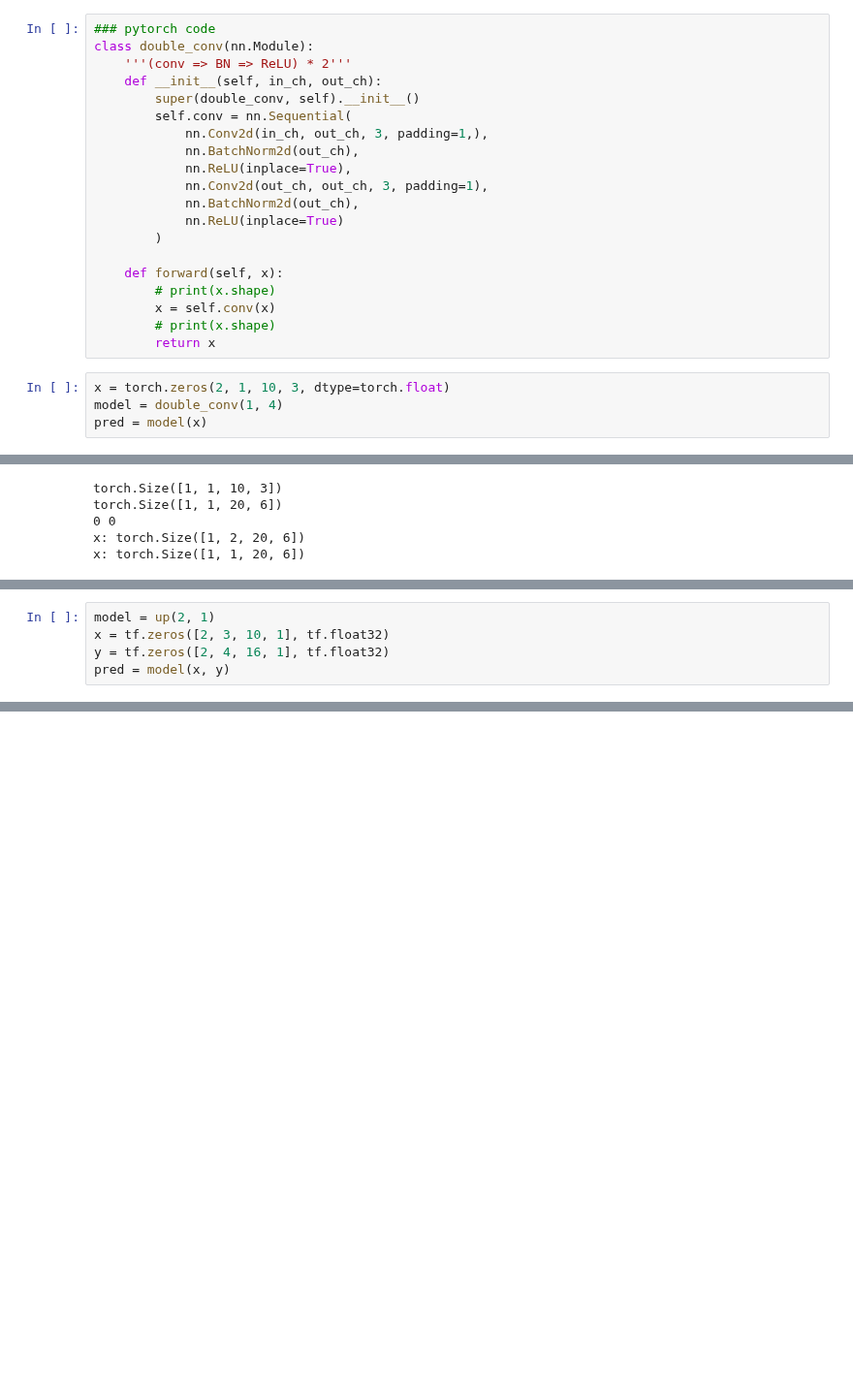
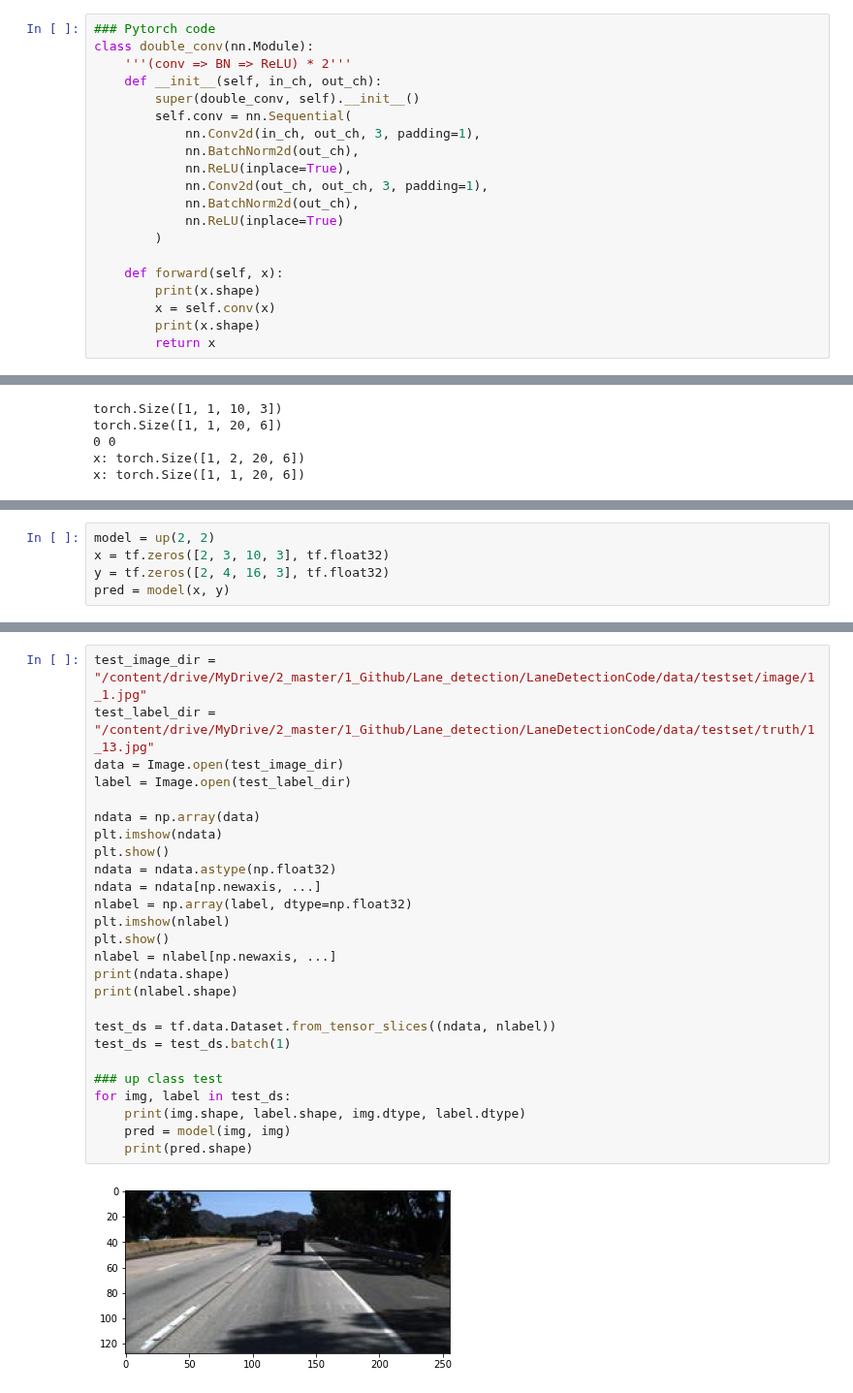
Before and after one commit to taemt94/Robust-Lane-Detection, a Jupyter notebook: TensorflowCode/lane_detection_code_conversion.ipynb, the cells around one changed output, grey strips where cells are left out. Shown at 97% size. Drawn from its saved outputs; the diff is of its cells as text; blank space fills up the shorter version.

```diff
--- a/TensorflowCode/lane_detection_code_conversion.ipynb
+++ b/TensorflowCode/lane_detection_code_conversion.ipynb
@@ -11,11 +15,11 @@ from tensorflow.keras.layers import Conv2D, BatchNormalization, ReLU, MaxPool2D,
 # %%
-### pytorch code
+### Pytorch code
 class double_conv(nn.Module):
     '''(conv => BN => ReLU) * 2'''
     def __init__(self, in_ch, out_ch):
         super(double_conv, self).__init__()
         self.conv = nn.Sequential(
-            nn.Conv2d(in_ch, out_ch, 3, padding=1,),
+            nn.Conv2d(in_ch, out_ch, 3, padding=1),
             nn.BatchNorm2d(out_ch),
             nn.ReLU(inplace=True),
             nn.Conv2d(out_ch, out_ch, 3, padding=1),
@@ -24,11 +28,7 @@ class double_conv(nn.Module):
         )
 
     def forward(self, x):
-        # print(x.shape)
+        print(x.shape)
         x = self.conv(x)
-        # print(x.shape)
+        print(x.shape)
         return x
-# %%
-x = torch.zeros(2, 1, 10, 3, dtype=torch.float)
-model = double_conv(1, 4)
-pred = model(x)
@@ -235,8 +207,8 @@ class up(tf.keras.layers.Layer):
         print(x.shape)
         return x
 # %%
-model = up(2, 1)
-x = tf.zeros([2, 3, 10, 1], tf.float32)
-y = tf.zeros([2, 4, 16, 1], tf.float32)
+model = up(2, 2)
+x = tf.zeros([2, 3, 10, 3], tf.float32)
+y = tf.zeros([2, 4, 16, 3], tf.float32)
 pred = model(x, y)
 # %% [output]
@@ -248,0 +221,28 @@ pred = model(x, y)
+# %%
+test_image_dir = "/content/drive/MyDrive/2_master/1_Github/Lane_detection/LaneDetectionCode/data/testset/image/1_1.jpg"
+test_label_dir = "/content/drive/MyDrive/2_master/1_Github/Lane_detection/LaneDetectionCode/data/testset/truth/1_13.jpg"
+data = Image.open(test_image_dir)
+label = Image.open(test_label_dir)
+
+ndata = np.array(data)
+plt.imshow(ndata)
+plt.show()
+ndata = ndata.astype(np.float32)
+ndata = ndata[np.newaxis, ...]
+nlabel = np.array(label, dtype=np.float32)
+plt.imshow(nlabel)
+plt.show()
+nlabel = nlabel[np.newaxis, ...]
+print(ndata.shape)
+print(nlabel.shape)
+
+test_ds = tf.data.Dataset.from_tensor_slices((ndata, nlabel))
+test_ds = test_ds.batch(1)
+
+### up class test
+for img, label in test_ds:
+    print(img.shape, label.shape, img.dtype, label.dtype)
+    pred = model(img, img)
+    print(pred.shape)
+# %% [output]
+[figure, added]
```
Also changed, not shown: parts of 18 cells of this notebook, 1 other file.
